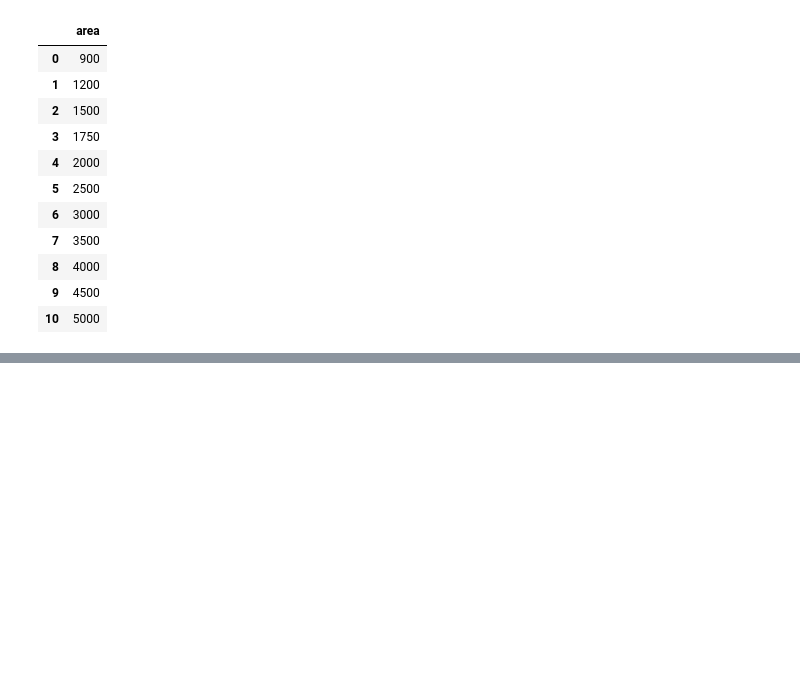
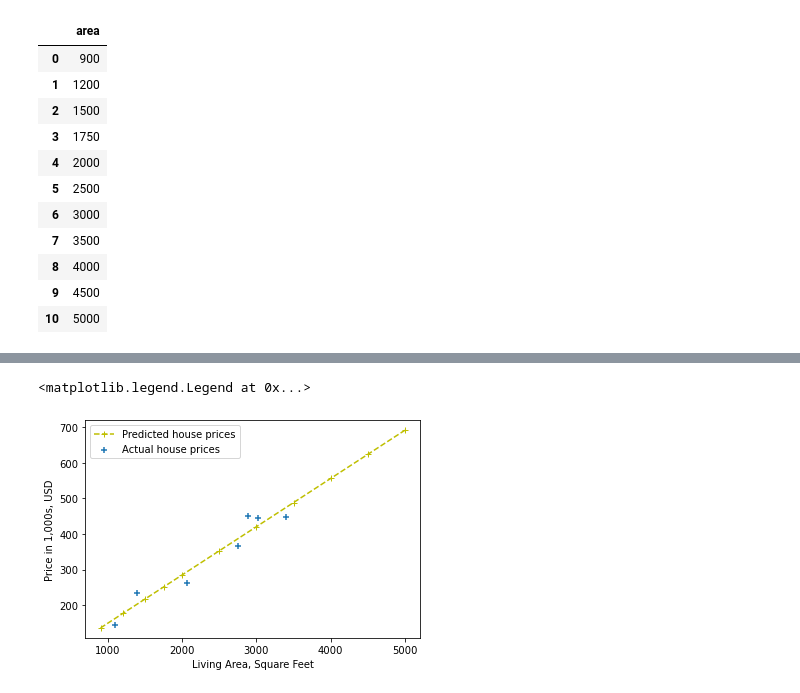
Before and after one commit to Eleanor-Shellstrop/matrices, a Jupyter notebook: housing/housing.ipynb, the cells around one changed output, grey strips where cells are left out. Drawn from its saved outputs; the diff is of its cells as text; code cells hidden in the pictures; blank space fills up the shorter version.

Commit message:
Add plot with actual and predicted

```diff
--- a/housing/housing.ipynb
+++ b/housing/housing.ipynb
@@ -121,0 +122,16 @@ df2
+# %%
+# New chart with actual, predicted
+
+%matplotlib inline
+
+# Actual prices
+plt.xlabel('Living Area, Square Feet')
+plt.ylabel('Price in 1,000s, USD')
+plt.scatter(df.sqft, df.price_k, marker="+", label="Actual house prices")
+
+# Predicted prices
+plt.plot(df2.area, df2.est_price_in_k, "y--+", label="Predicted house prices")
+plt.legend()
+# %% [output]
+<matplotlib.legend.Legend at 0x...>
+[figure, added]
```
Also changed, not shown: parts of 3 cells of this notebook.
